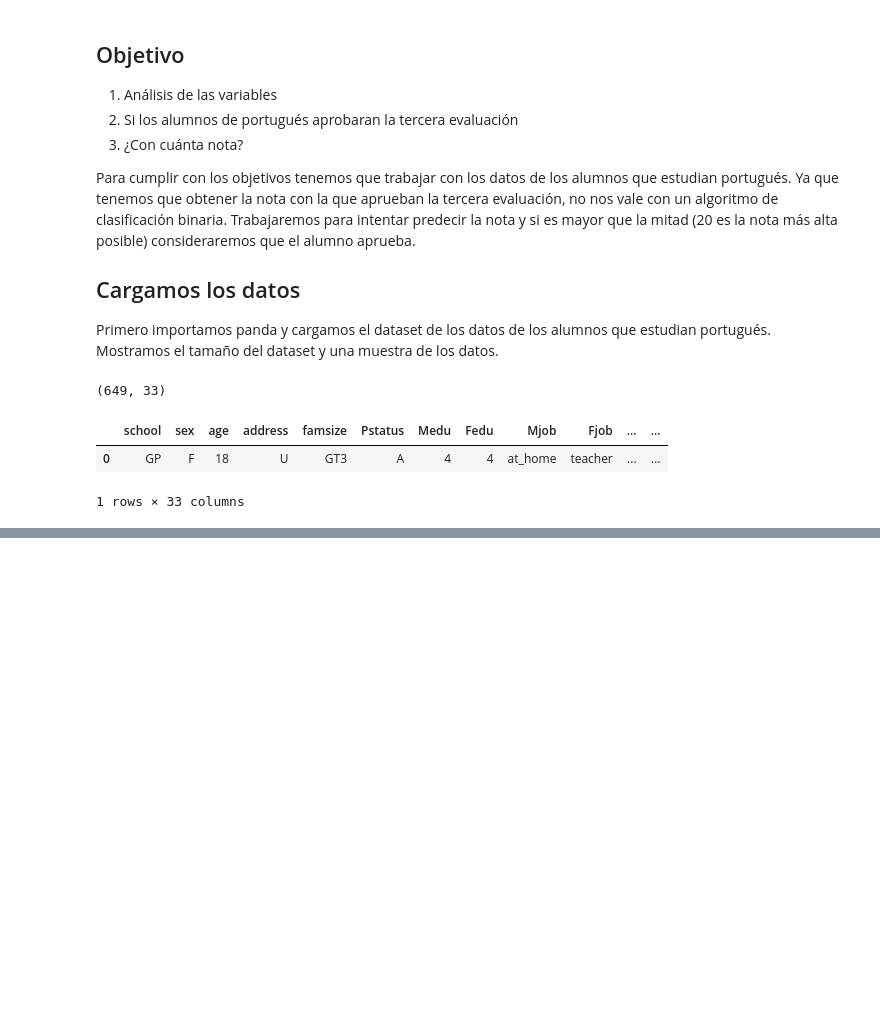
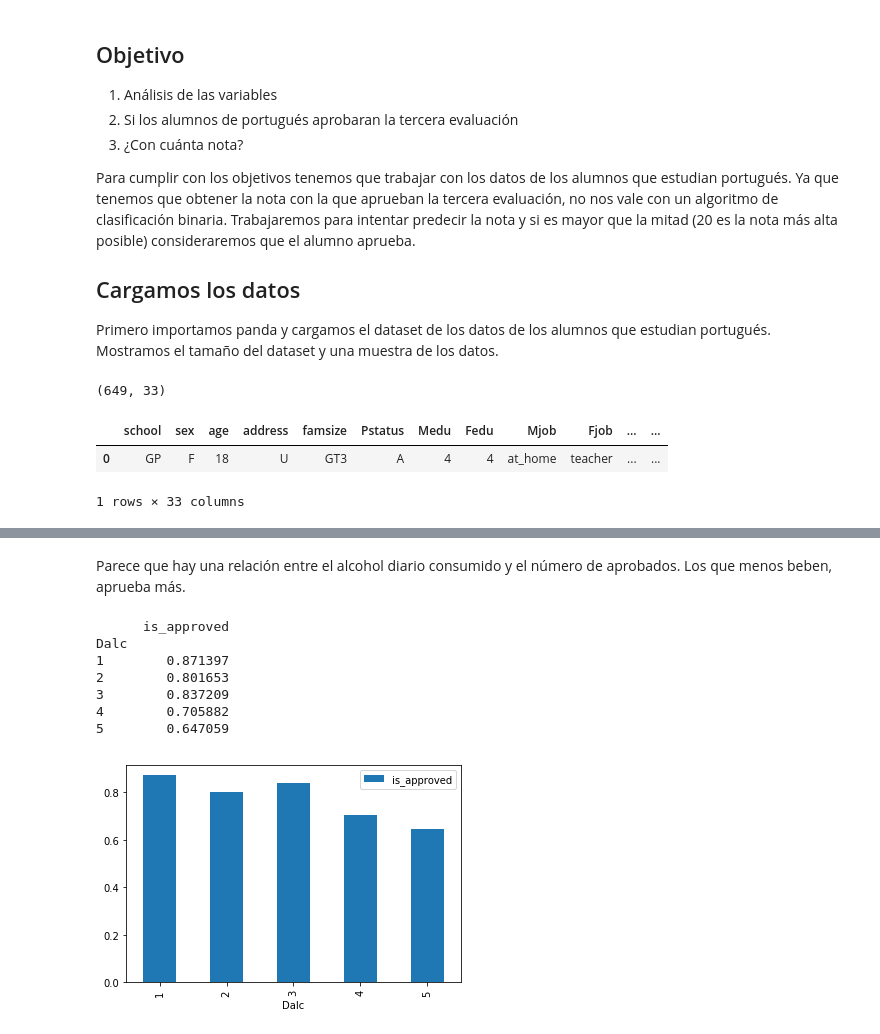
Before and after one commit to ikeinyyo/student-alcohol-consumption, a Jupyter notebook: Exploratory Analysis.ipynb, the cells around one changed output, grey strips where cells are left out. Cells and saved outputs as stored; diff of their text form; code cells hidden in the pictures; blank space fills up the shorter version.

```diff
--- a/Exploratory Analysis.ipynb
+++ b/Exploratory Analysis.ipynb
@@ -80,0 +135,13 @@ compare_feature("sex")
+# %% [markdown]
+Parece que hay una relación entre el alcohol diario consumido y el número de aprobados. Los que menos beben, aprueba más.
+# %%
+compare_feature("Dalc")
+# %% [output]
+      is_approved
+Dalc
+1        0.871397
+2        0.801653
+3        0.837209
+4        0.705882
+5        0.647059
+[figure, added]
```
Also changed, not shown: parts of 19 cells of this notebook, 1 other file.
